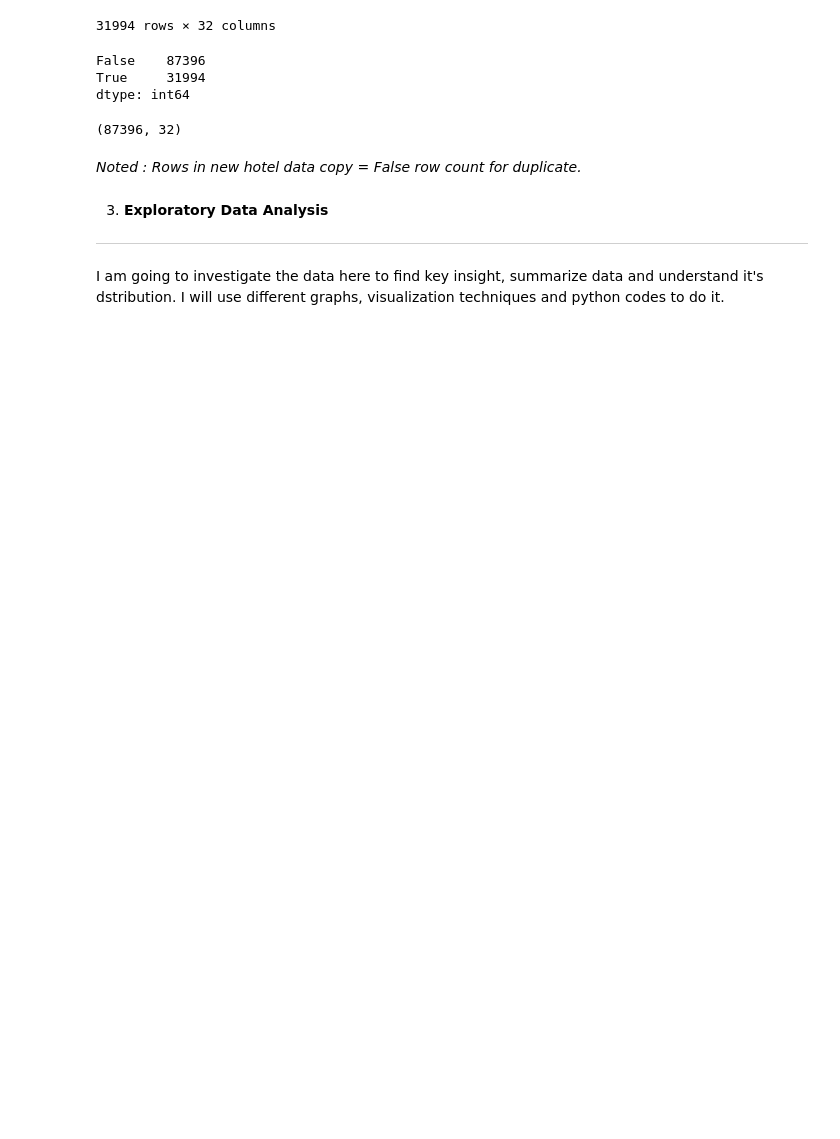
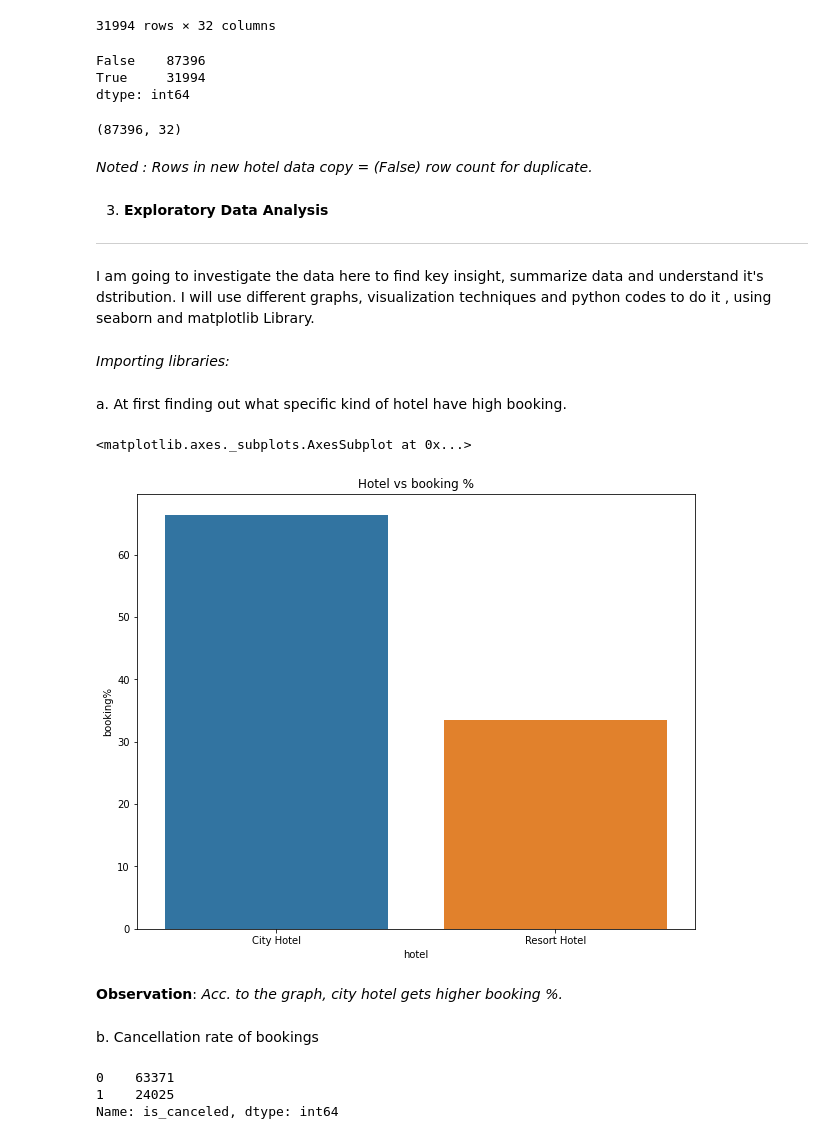
Before and after one commit to akashsinghsharma/almabetter-pythonEDA-project, a Jupyter notebook: Hotel_Booking_Analysis.ipynb, the cells around one changed output. Cells and saved outputs as stored; diff of their text form; code cells hidden in the pictures; blank space fills up the shorter version.

```diff
--- a/Hotel_Booking_Analysis.ipynb
+++ b/Hotel_Booking_Analysis.ipynb
@@ -217,10 +219,12 @@ hotel_data_copy.shape
 # %% [output]
 (87396, 32)
 # %% [markdown]
-*Noted : Rows in new hotel data copy = False row count for duplicate.*
+*Noted : Rows in new hotel data copy = (False) row count for duplicate.*
 # %% [markdown]
 3. **Exploratory Data Analysis**
 
 ---
 
-I am going to investigate the data here to find key insight, summarize data and understand it's dstribution. I will use different graphs, visualization techniques and python codes to do it.
+I am going to investigate the data here to find key insight, summarize data and understand it's dstribution. I will use different graphs, visualization techniques and python codes to do it , using seaborn and matplotlib Library.
+# %% [markdown]
+*Importing libraries:*
@@ -226,0 +236,24 @@ I am going to investigate the data here to find key insight, summarize data and
+# %% [markdown]
+a. At first finding out what specific kind of hotel have high booking.
+# %%
+group_by_hotel = hotel_data.groupby('hotel')
+df1 = pd.DataFrame((group_by_hotel.size()/hotel_data.shape[0])*100)
+df2= df1.reset_index().rename(columns = {0:'booking%'})
+
+#Setting size, title and plotting.
+plt.figure(figsize = (10,8))
+plt.title('Hotel vs booking %')
+sns.barplot(x = df2['hotel'] , y = df2['booking%'])
+# %% [output]
+<matplotlib.axes._subplots.AxesSubplot at 0x...>
+[figure, added]
+# %% [markdown]
+**Observation**: *Acc. to the graph, city hotel gets higher booking %.*
+# %% [markdown]
+b. Cancellation rate of bookings
+# %%
+hotel_data_copy['is_canceled'].value_counts()
+# %% [output]
+0    63371
+1    24025
+Name: is_canceled, dtype: int64
```
Also changed, not shown: parts of 8 cells of this notebook.
